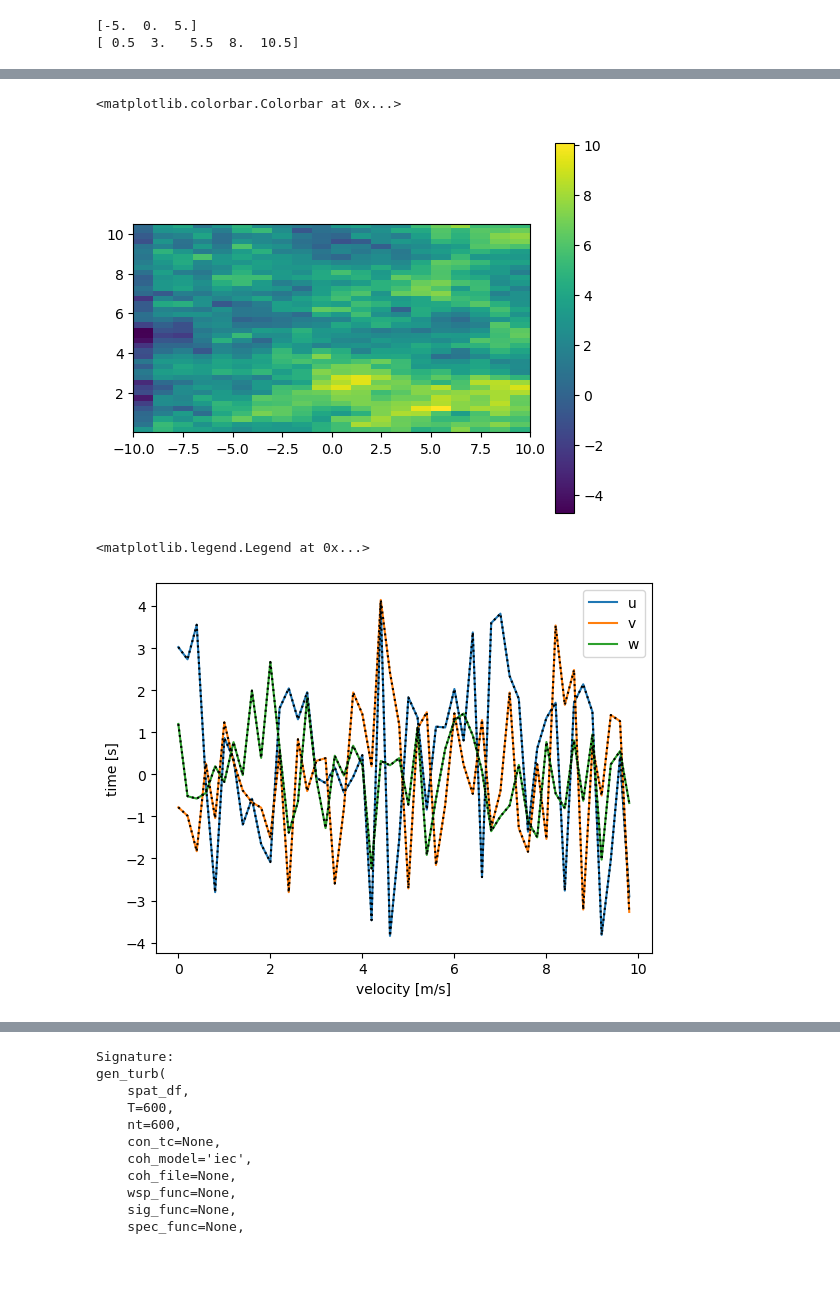
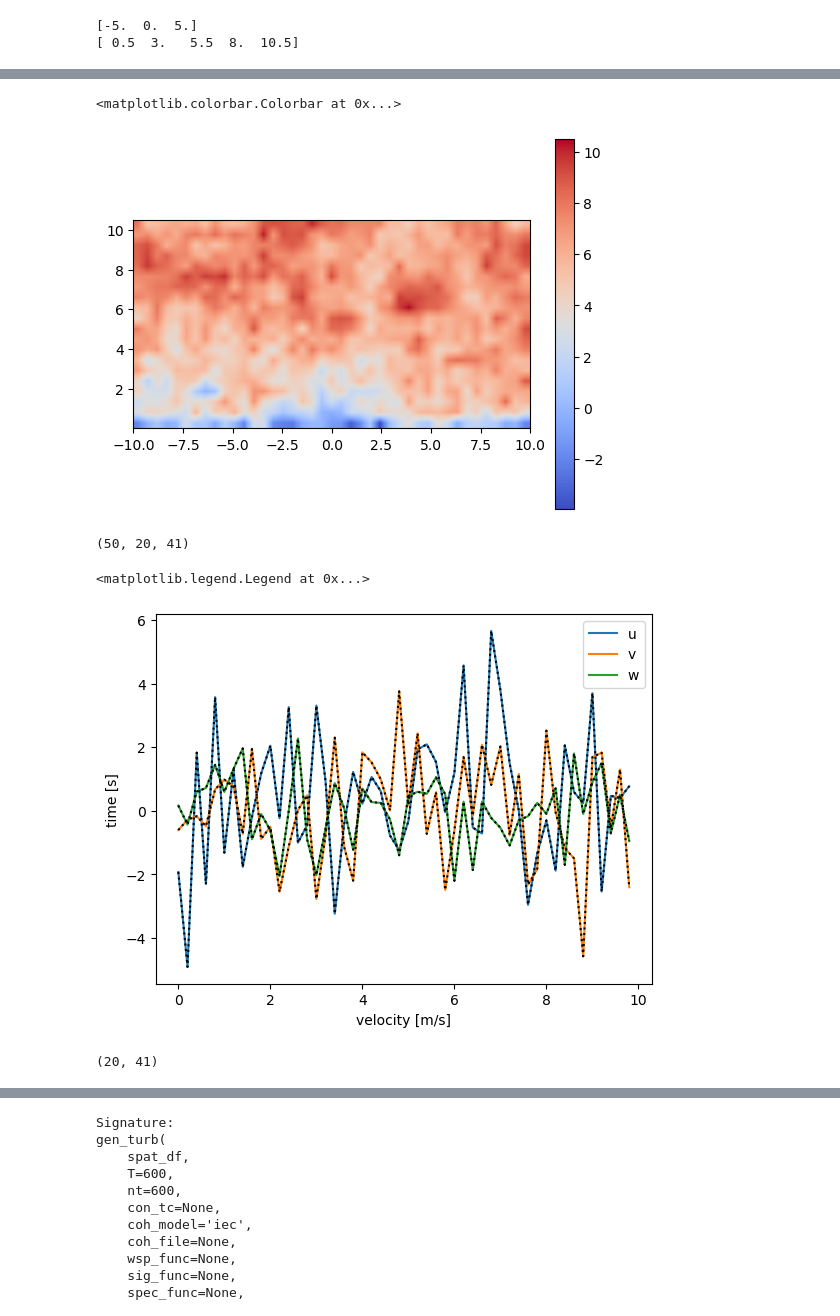
Before and after one commit to brookeslawski/pyconturb-pvade, a Jupyter notebook: initial_examples.ipynb, the cells around one changed output, grey strips where cells are left out. Saved outputs shown, nothing was run; the diff lists cells and outputs as text; code cells hidden in the pictures; blank space fills up the shorter version.

Commit message:
constraining turbulence with duramat data

```diff
--- a/initial_examples.ipynb
+++ b/initial_examples.ipynb
@@ -14,8 +17,10 @@ from _nb_utils import plot_slice
 # z = np.linspace(0.5, 10.5, 5) #13) # 26)  # 13 vertical points from 40 to 160 (center @ 100)
 
 # to match ethan's example
-y = np.linspace(-10.0, 10.0, 40) #11) #22)  # 11 lateral points from -50 to 50 (center @ 0)
-z = np.linspace(0.00001, 10.5, 20) #13) # 26)  # 13 vertical points from 40 to 160 (center @ 100)
+ny = 41
+nz = 20
+y = np.linspace(-10.0, 10.0, ny) #11) #22)  # 11 lateral points from -50 to 50 (center @ 0)
+z = np.linspace(0.00001, 10.5, nz) #13) # 26)  # 13 vertical points from 40 to 160 (center @ 100)
 
 spat_df = gen_spat_grid(y, z)  # if `comps` not passed in, assumes all 3 components are wanted
 spat_df.head()  # look at the first few rows
@@ -88,6 +89,10 @@ plt.legend();
 # %%
 # reshape to 3D array
 data = {}
-data['u'] = turb_df.filter(regex='u').values.reshape(len(turb_df),y.size,z.size)
-data['v'] = turb_df.filter(regex='v').values.reshape(len(turb_df),y.size,z.size)
-data['w'] = turb_df.filter(regex='w').values.reshape(len(turb_df),y.size,z.size)
+data['u'] = turb_df.filter(regex='u').values.reshape(len(turb_df),y.size,z.size).transpose((0, 2, 1))
+data['v'] = turb_df.filter(regex='v').values.reshape(len(turb_df),y.size,z.size).transpose((0, 2, 1))
+data['w'] = turb_df.filter(regex='w').values.reshape(len(turb_df),y.size,z.size).transpose((0, 2, 1))
+
+# data['u'] = turb_df.filter(regex='u').values.reshape(len(turb_df),z.size,y.size)
+# data['v'] = turb_df.filter(regex='v').values.reshape(len(turb_df),z.size,y.size)
+# data['w'] = turb_df.filter(regex='w').values.reshape(len(turb_df),z.size,y.size)
@@ -94,13 +126,18 @@ data['w'] = turb_df.filter(regex='w').values.reshape(len(turb_df),y.size,z.size)
 # %%
 fig, ax = plt.subplots()
 plt.imshow(data['u'][0,:,:],  # imshow requires nz-ny slice
             origin='lower',  # smallest y-z in lower left, not upper left
             extent=[y[0], y[-1], z[0], z[-1]],  # lateral and vertical limits
-            interpolation='none')  # image smoothing
+            interpolation='bilinear',
+            cmap='coolwarm')  # image smoothing
 plt.colorbar()
 # %% [output]
 <matplotlib.colorbar.Colorbar at 0x...>
-[figure, old version]
+[figure, new version]
+# %%
+np.shape(data['u'])
+# %% [output]
+(50, 20, 41)
 # %%
 time = turb_df.index.values
 fig, ax = plt.subplots()
@@ -116,7 +153,11 @@ ax.set_ylabel('time [s]')
 plt.legend()
 # %% [output]
 <matplotlib.legend.Legend at 0x...>
-[figure, old version]
+[figure, new version]
+# %%
+np.std(data['u'], axis=0).shape
+# %% [output]
+(20, 41)
 # %%
 stats = turb_df.filter(regex='u_', axis=1).describe().loc[['mean', 'std']]
 # plot
```
Also changed, not shown: parts of 14 cells of this notebook, 2 other files.
